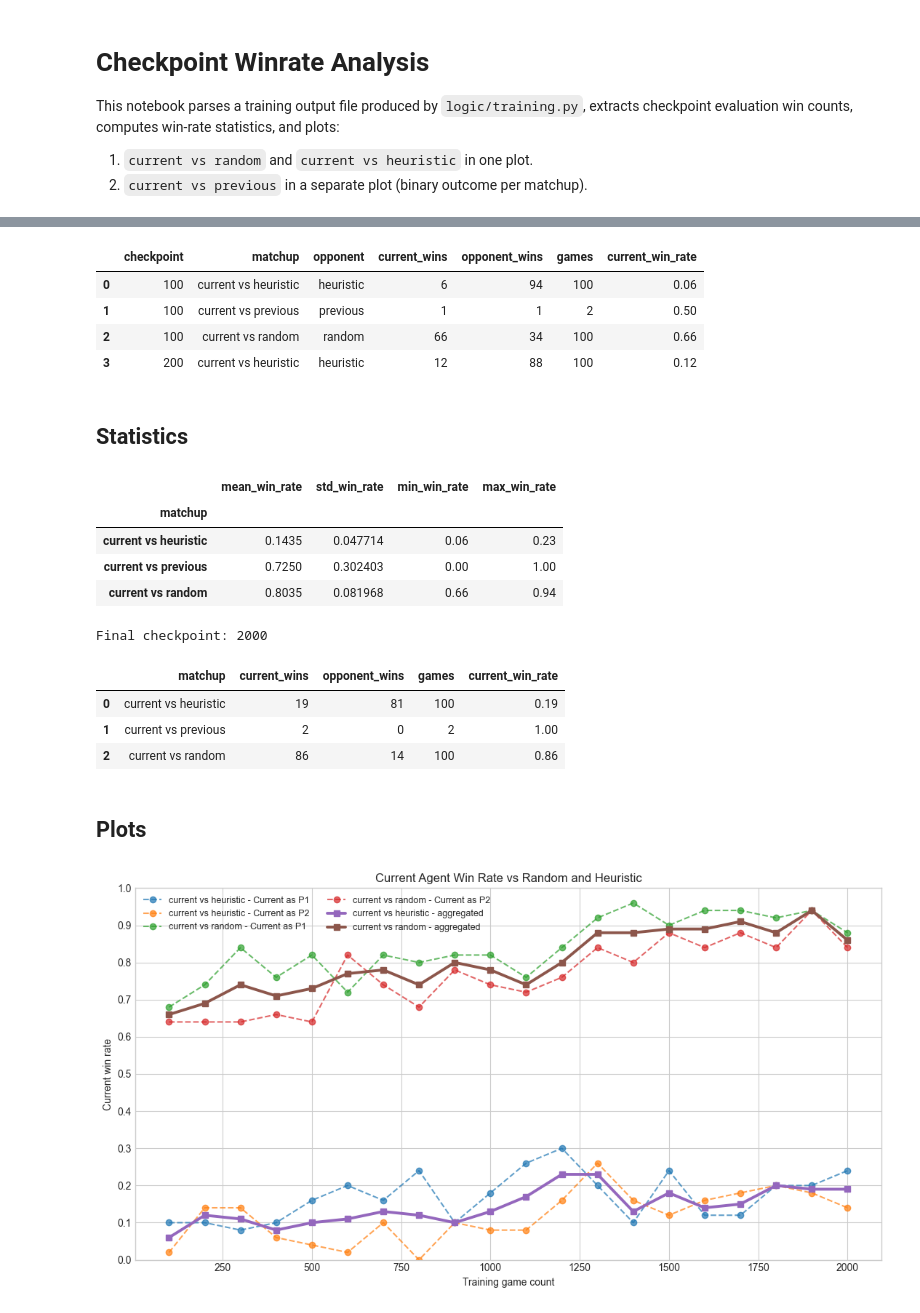
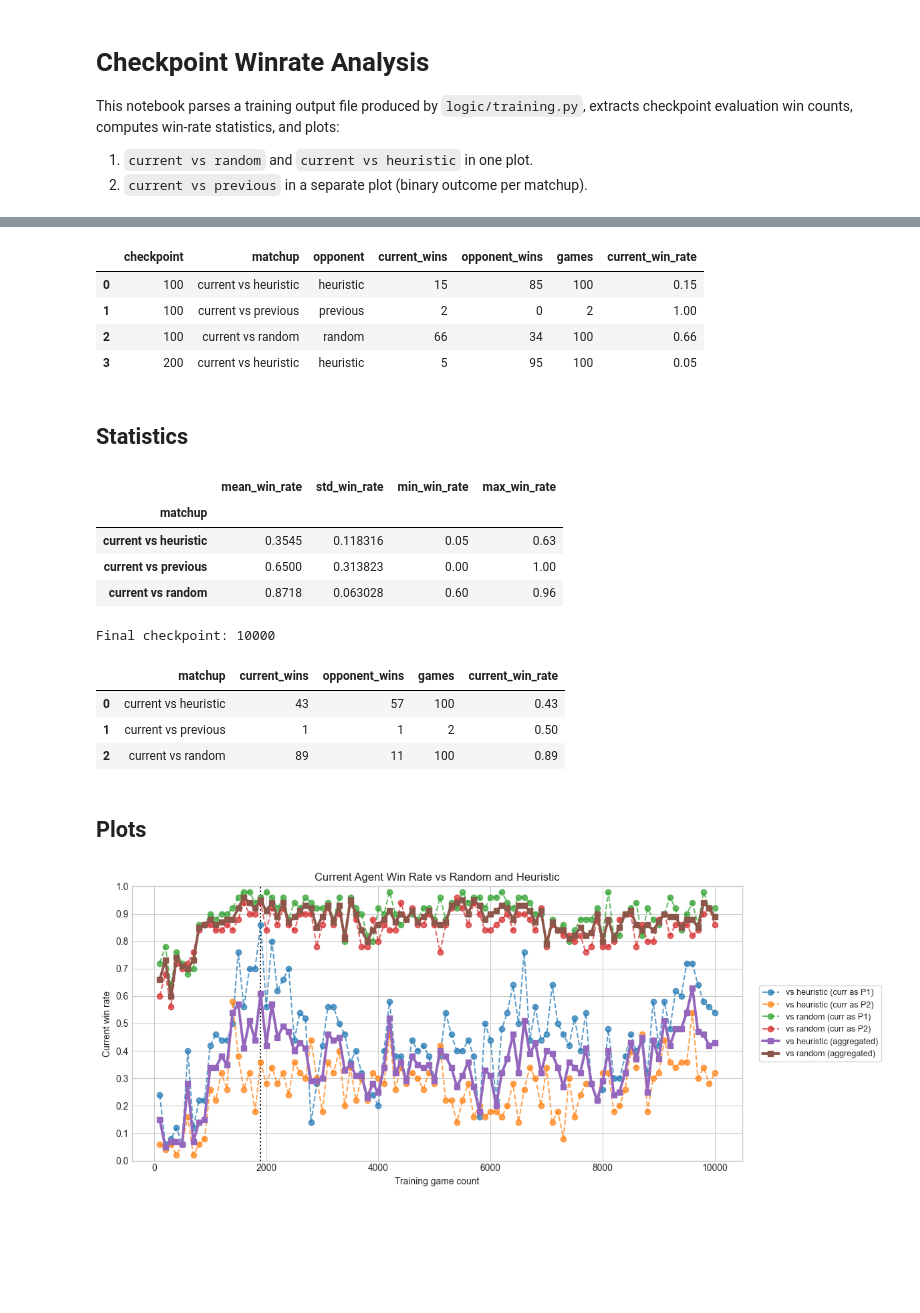
Before and after one commit to Jasper-256/y-ai, a Jupyter notebook: logic/checkpoint_winrate_analysis.ipynb, the cells around one changed output, grey strips where cells are left out. Cells and saved outputs as stored; diff of their text form; code cells hidden in the pictures; blank space fills up the shorter version.

Commit message:
update mid-training checkpoint notebook

```diff
--- a/logic/checkpoint_winrate_analysis.ipynb
+++ b/logic/checkpoint_winrate_analysis.ipynb
@@ -17,4 +8,14 @@ pd.set_option("display.max_rows", 200)
 # %%
+# Print out td*.txt files in output directory
+from pathlib import Path
+import re
+import pandas as pd
+import numpy as np
+import matplotlib.pyplot as plt
+
+plt.style.use("seaborn-v0_8-whitegrid")
+pd.set_option("display.max_rows", 200)
+
 OUTPUT_DIR = Path("output")
 if not OUTPUT_DIR.exists():
     OUTPUT_DIR = Path("logic/output")
@@ -22,8 +23,8 @@ if not OUTPUT_DIR.exists():
 if not OUTPUT_DIR.exists():
     print(f"Output directory not found: {OUTPUT_DIR.resolve()}")
 else:
-    txt_files = sorted(OUTPUT_DIR.glob("*.txt"))
-    print(f"txt files in /logic/output/")
+    txt_files = sorted(OUTPUT_DIR.glob("td*.txt"))
+    print(f"td*.txt files in /logic/output/")
     if not txt_files:
         print("  (none found)")
     else:
@@ -51,6 +66,7 @@ Using output file: output\td_hs256.txt
 checkpoint_re = re.compile(r"--- Checkpoint evaluation after game (\d+) ---")
 lineup_re = re.compile(r"^([A-Za-z]+) \(P1\) vs ([A-Za-z]+) \(P2\):")
 counts_re = re.compile(r"([A-Za-z]+) wins: (\d+)")
+best_ckpt_re = re.compile(r"\(from training game (\d+)\)")
 
 
 def parse_checkpoint_output(path: Path) -> pd.DataFrame:
@@ -111,6 +127,17 @@ def parse_checkpoint_output(path: Path) -> pd.DataFrame:
     return df
 
 
+def parse_best_checkpoint_game(path: Path) -> int | None:
+    text = path.read_text(encoding="utf-8")
+    matches = best_ckpt_re.findall(text)
+    return int(matches[-1]) if matches else None
+
+
+best_checkpoint_game = parse_best_checkpoint_game(OUTPUT_PATH)
+if best_checkpoint_game is not None:
+    print(f"Best checkpoint selected from training game: {best_checkpoint_game}")
+
+
 df_raw = parse_checkpoint_output(OUTPUT_PATH)
 df_raw.head(7)
 # %% [output]
@@ -133,10 +161,10 @@ df_agg["current_win_rate"] = df_agg["current_wins"] / df_agg["games"]
 df_agg.head(4)
 # %% [output]
 |  | checkpoint | matchup | opponent | current_wins | opponent_wins | games | current_win_rate |
-| 0 | 100 | current vs heuristic | heuristic | 6 | 94 | 100 | 0.06 |
-| 1 | 100 | current vs previous | previous | 1 | 1 | 2 | 0.50 |
+| 0 | 100 | current vs heuristic | heuristic | 15 | 85 | 100 | 0.15 |
+| 1 | 100 | current vs previous | previous | 2 | 0 | 2 | 1.00 |
 | 2 | 100 | current vs random | random | 66 | 34 | 100 | 0.66 |
-| 3 | 200 | current vs heuristic | heuristic | 12 | 88 | 100 | 0.12 |
+| 3 | 200 | current vs heuristic | heuristic | 5 | 95 | 100 | 0.05 |
 # %% [markdown]
 ## Statistics
 # %%
@@ -157,9 +185,9 @@ stats
 # %% [output]
 |  | mean_win_rate | std_win_rate | min_win_rate | max_win_rate |
 | matchup |  |  |  |  |
-| current vs heuristic | 0.1435 | 0.047714 | 0.06 | 0.23 |
-| current vs previous | 0.7250 | 0.302403 | 0.00 | 1.00 |
-| current vs random | 0.8035 | 0.081968 | 0.66 | 0.94 |
+| current vs heuristic | 0.3545 | 0.118316 | 0.05 | 0.63 |
+| current vs previous | 0.6500 | 0.313823 | 0.00 | 1.00 |
+| current vs random | 0.8718 | 0.063028 | 0.60 | 0.96 |
 # %%
 # Win rates at the final checkpoint.
 final_checkpoint = int(df_agg["checkpoint"].max())
@@ -173,53 +201,60 @@ final_agg = (
 print(f"Final checkpoint: {final_checkpoint}")
 final_agg
 # %% [output]
-Final checkpoint: 2000
+Final checkpoint: 10000
 |  | matchup | current_wins | opponent_wins | games | current_win_rate |
-| 0 | current vs heuristic | 19 | 81 | 100 | 0.19 |
-| 1 | current vs previous | 2 | 0 | 2 | 1.00 |
-| 2 | current vs random | 86 | 14 | 100 | 0.86 |
+| 0 | current vs heuristic | 43 | 57 | 100 | 0.43 |
+| 1 | current vs previous | 1 | 1 | 2 | 0.50 |
+| 2 | current vs random | 89 | 11 | 100 | 0.89 |
 # %% [markdown]
 ## Plots
 # %%
-# Plot 1: current vs random/heuristic with BOTH directional and aggregated rates.
-fig, ax = plt.subplots(figsize=(11, 6))
+# Plot 1: current vs random/heuristic with directional and aggregated win rates.
+fig, ax = plt.subplots(figsize=(15, 5))
+
+if best_checkpoint_game is not None:
+    ax.axvline(best_checkpoint_game, color="black", linestyle=":", linewidth=1.5, zorder=0)
 
 plot_matchups = ["current vs random", "current vs heuristic"]
+matchup_label = {"current vs random": "vs random", "current vs heuristic": "vs heuristic"}
+perspective_label = {"Current as P1": "curr as P1", "Current as P2": "curr as P2"}
 plot_df_raw = df_raw[df_raw["matchup"].isin(plot_matchups)].copy()
 plot_df_agg = df_agg[df_agg["matchup"].isin(plot_matchups)].copy()
 
 # Directional rates: current as P1 and current as P2 (50 games each).
 plot_df_raw["perspective"] = np.where(plot_df_raw["p1"] == "current", "Current as P1", "Current as P2")
 for (matchup, perspective), group in plot_df_raw.groupby(["matchup", "perspective"]):
     ax.plot(
         group["checkpoint"],
         group["current_win_rate"],
         marker="o",
         linestyle="--",
         alpha=0.7,
-        label=f"{matchup} - {perspective}",
+        zorder=3,
+        label=f"{matchup_label[matchup]} ({perspective_label[perspective]})",
     )
 
 # Aggregated rate across both directions (100 games).
 for matchup, group in plot_df_agg.groupby("matchup"):
     ax.plot(
         group["checkpoint"],
         group["current_win_rate"],
         marker="s",
         linewidth=2.8,
-        label=f"{matchup} - aggregated",
+        zorder=4,
+        label=f"{matchup_label[matchup]} (aggregated)",
     )
 
 ax.set_title("Current Agent Win Rate vs Random and Heuristic")
 ax.set_xlabel("Training game count")
 ax.set_ylabel("Current win rate")
 ax.set_ylim(0.0, 1.0)
 ax.set_yticks(np.arange(0.0, 1.01, 0.1))
-ax.legend(ncol=2, fontsize=9)
-plt.tight_layout()
+ax.legend(loc="center left", bbox_to_anchor=(1.02, 0.5), ncol=1, fontsize=9, frameon=True)
+plt.tight_layout(rect=[0, 0, 0.8, 1])
 plt.show()
 # %% [output]
-[figure, old version]
+[figure, new version]
 # %%
 # Plot 2: four-state checkpoint outcome for current vs previous.
 # States per checkpoint:
```
Also changed, not shown: parts of 9 cells of this notebook.
